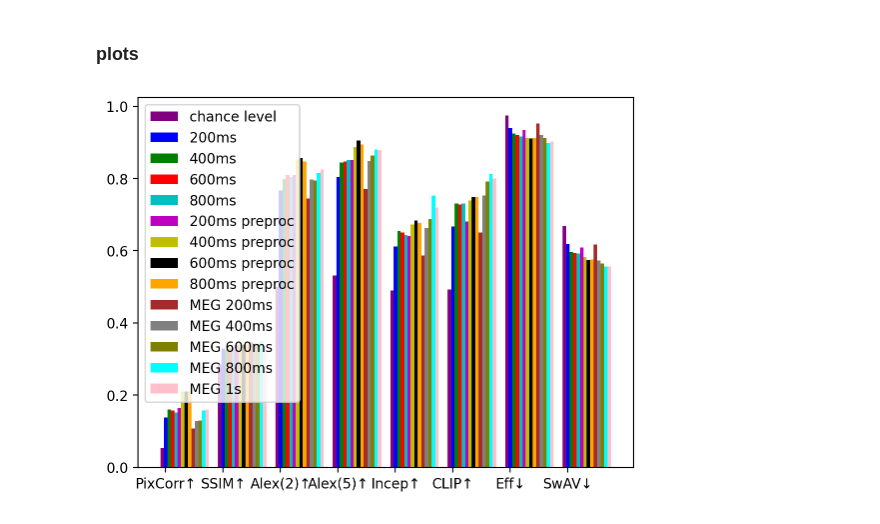
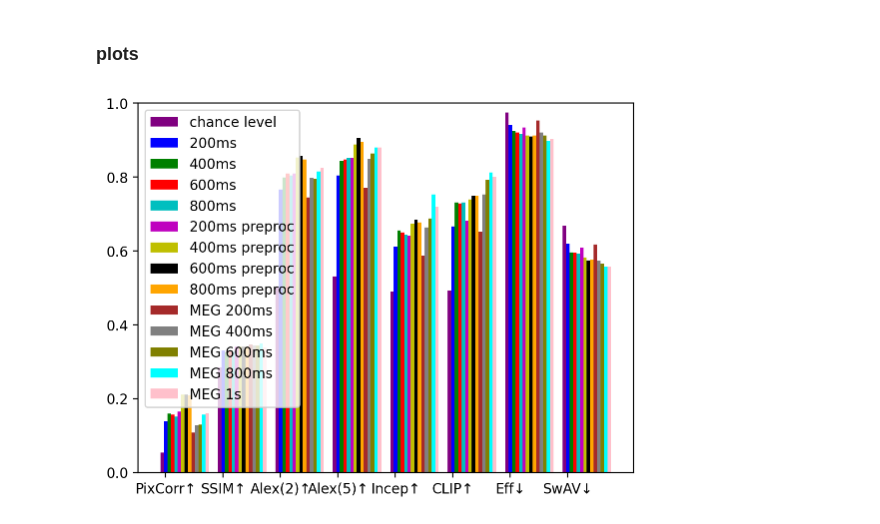
Before and after one commit to desa-lab/EEG-Image-Reconstruction, a Jupyter notebook: thingseeg2_scripts/performance_plots.ipynb, the cells around one changed output. Cells and saved outputs as stored; diff of their text form; code cells hidden in the pictures.

```diff
--- a/thingseeg2_scripts/performance_plots.ipynb
+++ b/thingseeg2_scripts/performance_plots.ipynb
@@ -591,34 +591,35 @@ x14 = [x + bar_width for x in x13]
 
 # Plot the bar plots
 plt.bar(x1, preproc_null, color='purple', width=bar_width, label='chance level')
 plt.bar(x2, avg1_200ms, color='b', width=bar_width, label='200ms')
 plt.bar(x3, avg1_400ms, color='g', width=bar_width, label='400ms')
 plt.bar(x4, avg1_600ms, color='r', width=bar_width, label='600ms')
 plt.bar(x5, avg1_800ms, color='c', width=bar_width, label='800ms')
 plt.bar(x6, preproc_200ms, color='m', width=bar_width, label='200ms preproc')
 plt.bar(x7, preproc_400ms, color='y', width=bar_width, label='400ms preproc')
 plt.bar(x8, preproc_600ms, color='k', width=bar_width, label='600ms preproc')
 plt.bar(x9, preproc_800ms, color='orange', width=bar_width, label='800ms preproc')
 plt.bar(x10, meg_200ms, color='brown', width=bar_width, label='MEG 200ms')
 plt.bar(x11, meg_400ms, color='grey', width=bar_width, label='MEG 400ms')
 plt.bar(x12, meg_600ms, color='olive', width=bar_width, label='MEG 600ms')
 plt.bar(x13, meg_800ms, color='cyan', width=bar_width, label='MEG 800ms')
 plt.bar(x14, meg_1s, color='pink', width=bar_width, label='MEG 1s')
 
 
 # Define the labels for the x-axis
 labels = ['PixCorr↑', 'SSIM↑', 'Alex(2)↑', 'Alex(5)↑', 'Incep↑', 'CLIP↑', 'Eff↓', 'SwAV↓']  # replace with your actual labels
 
 # Set the current tick locations and labels of the x-axis
 plt.xticks(x + bar_width, labels)
 
 # Add a legend
 plt.legend()
+plt.ylim(0, 1)
 
 # Display the plot
 plt.show()
 # %% [output]
-[figure, old version]
+[figure, new version]
 # %%
 # Define the bar width
 bar_width = 0.25
```
Also changed, not shown: parts of 6 cells of this notebook, 16 other files.
